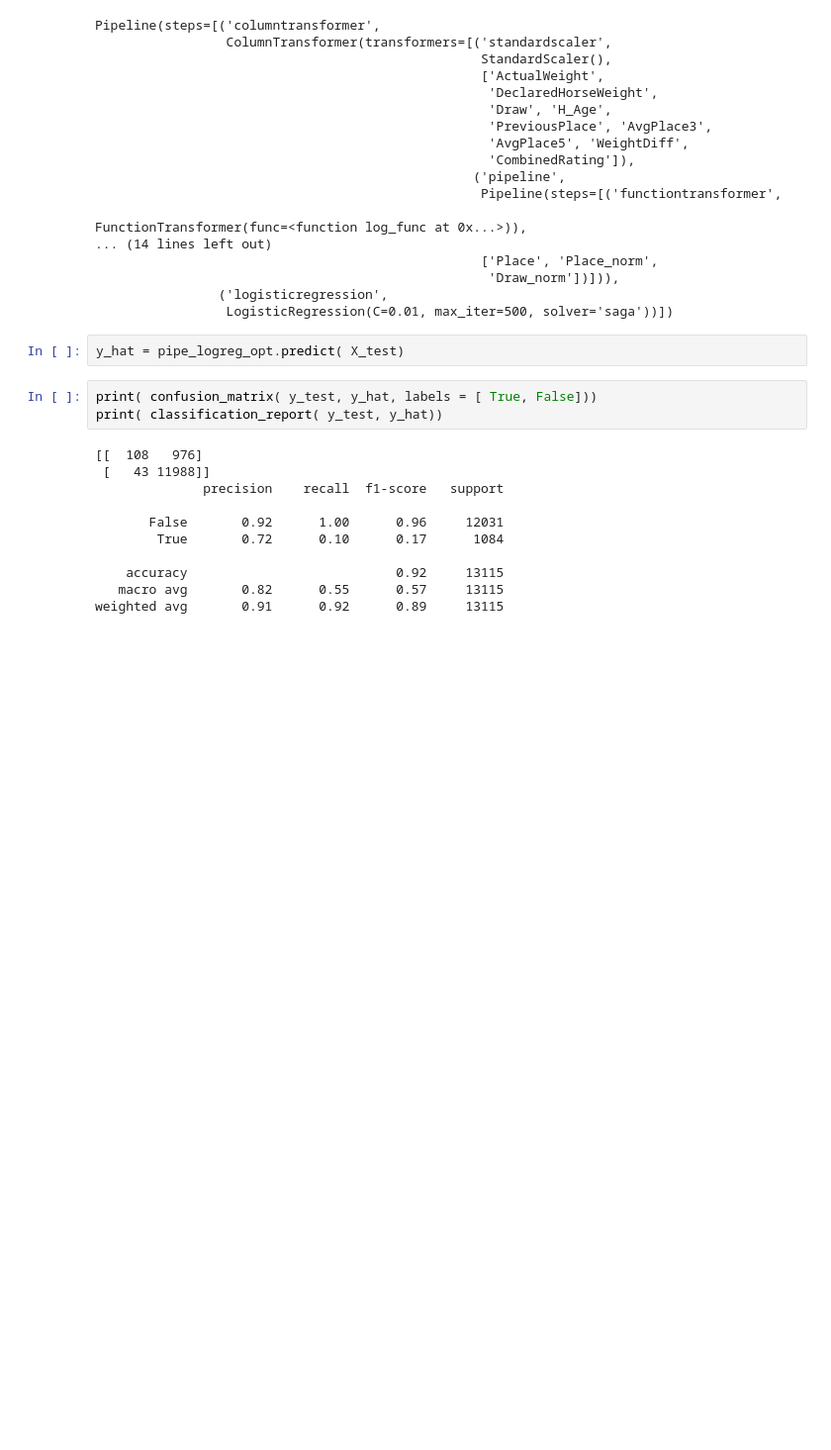
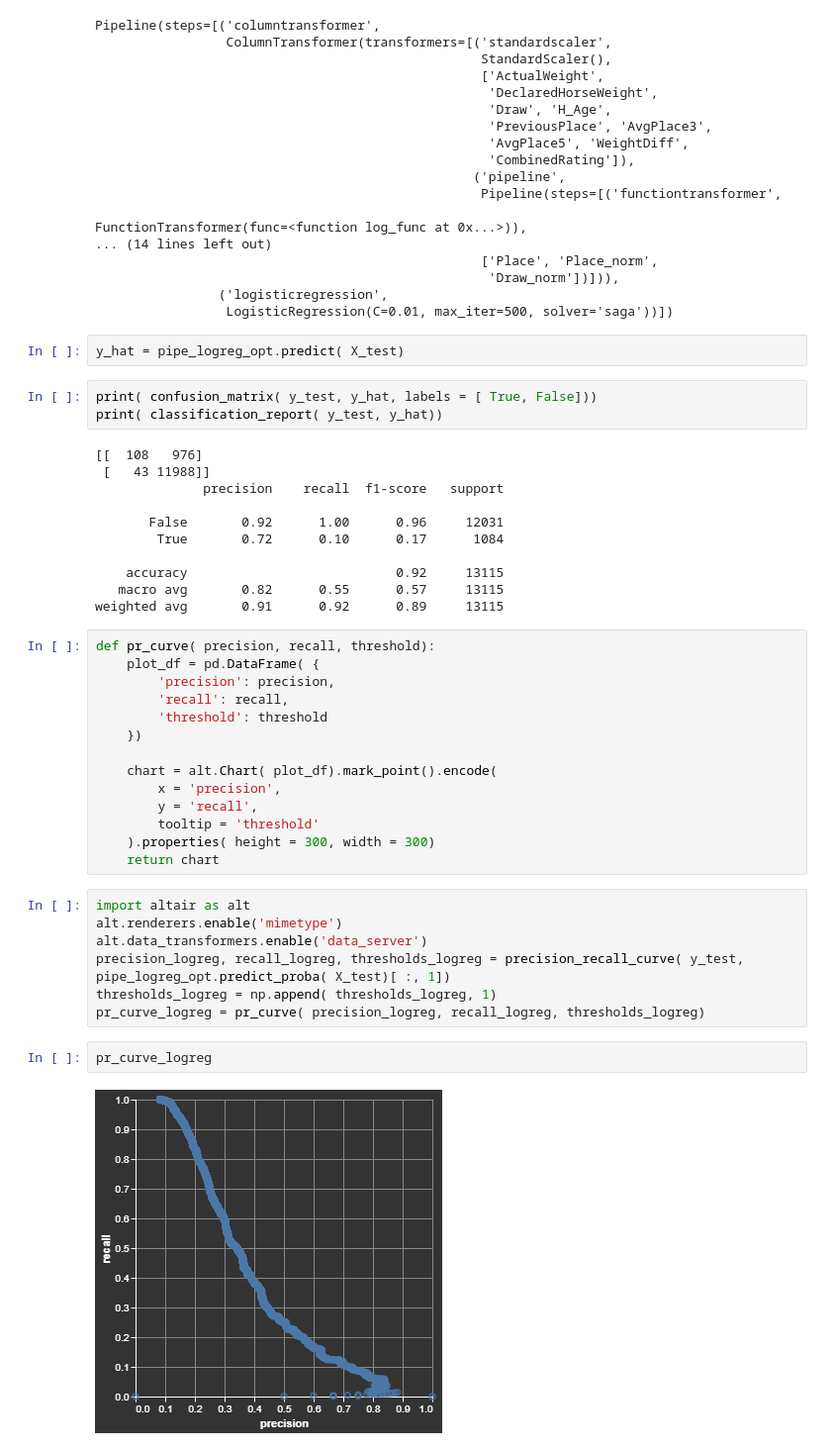
Before and after one commit to morrismanfung/yukoproject2022, a Jupyter notebook: 02-model/005-logistic-regression.ipynb, the cells around one changed output. Shown at 99% size. Drawn from its saved outputs; the diff is of its cells as text; blank space fills up the shorter version.

```diff
--- a/02-model/005-logistic-regression.ipynb
+++ b/02-model/005-logistic-regression.ipynb
@@ -214,3 +214,28 @@ print( classification_report( y_test, y_hat))
     accuracy                           0.92     13115
    macro avg       0.82      0.55      0.57     13115
 weighted avg       0.91      0.92      0.89     13115
+# %%
+def pr_curve( precision, recall, threshold):
+    plot_df = pd.DataFrame( {
+        'precision': precision,
+        'recall': recall,
+        'threshold': threshold
+    })
+
+    chart = alt.Chart( plot_df).mark_point().encode(
+        x = 'precision',
+        y = 'recall',
+        tooltip = 'threshold'
+    ).properties( height = 300, width = 300)
+    return chart
+# %%
+import altair as alt
+alt.renderers.enable('mimetype')
+alt.data_transformers.enable('data_server')
+precision_logreg, recall_logreg, thresholds_logreg = precision_recall_curve( y_test, pipe_logreg_opt.predict_proba( X_test)[ :, 1])
+thresholds_logreg = np.append( thresholds_logreg, 1)
+pr_curve_logreg = pr_curve( precision_logreg, recall_logreg, thresholds_logreg)
+# %%
+pr_curve_logreg
+# %% [output]
+[figure, added]
```
Also changed, not shown: parts of 3 cells of this notebook, 8 other files.
